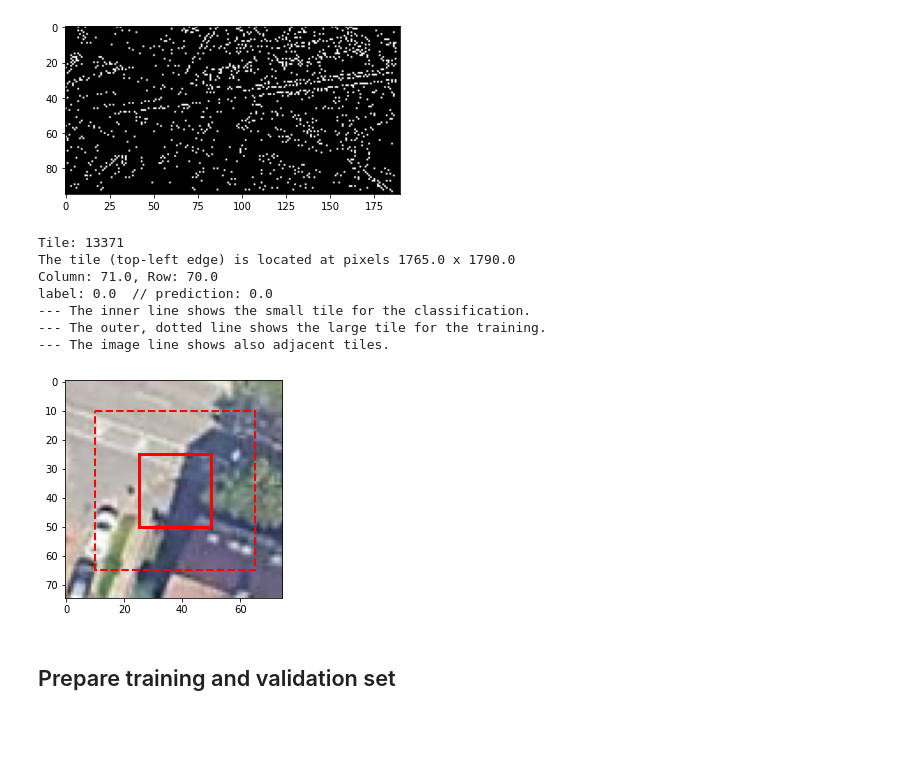
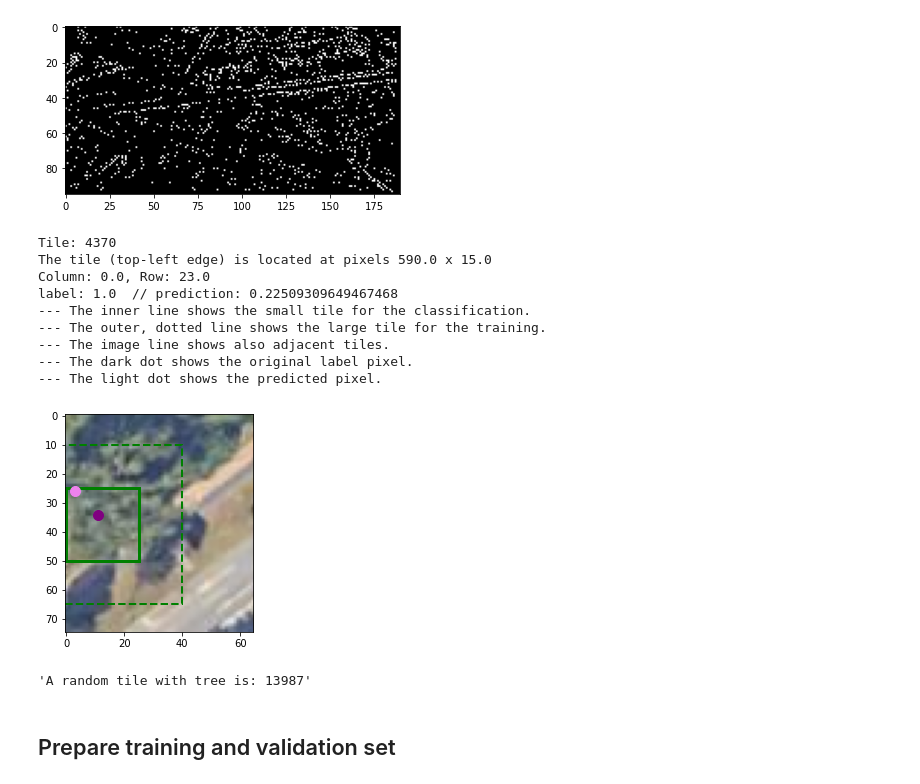
Before and after one commit to LuiseStrathe/urbaneagle_visionai, a Jupyter notebook: notebooks/Base_Model_06.ipynb, the cells around one changed output. Cells and saved outputs as stored; diff of their text form; code cells hidden in the pictures; blank space fills up the shorter version.

Commit message:
Base_6 visualizations added

```diff
--- a/notebooks/Base_Model_06.ipynb
+++ b/notebooks/Base_Model_06.ipynb
@@ -278,7 +254,7 @@ The shape of the tiled picture is (95, 190)
 [figure]
 # %%
 # show image frame around target tile
-def show_target_tile(target=None, image=image, tile_info=tile_info, tile_size=tile_size, border=border):
+def show_target_tile(target=None, image=image, tile_info=tile_info, tile_size=tile_size, border=border, pred_pos_tiles=pred_pos_tiles, pos_list=pos_list):
 
     # choose target tile
     example = random.randint(0, len(tile_info)-1)
@@ -311,39 +287,57 @@ def show_target_tile(target=None, image=image, tile_info=tile_info, tile_size=ti
     print(f"Column: {tile_info[target,1]}, Row: {tile_info[target,0]}")
     print(f"label: {tile_info[target,2]}  // prediction: {tile_info[target,3]}")
 
     # show image and frame around target tile
     image_partial = image[v_min:v_max, h_min:h_max, :]
+
     if tile_info[target,2] == 1: color = "green"
     else : color = "red"
+
     rect = patches.Rectangle(
         (h_frame, v_frame), tile_size, tile_size,
         linewidth=3, edgecolor=color, facecolor='none')
     rect_border = patches.Rectangle(
         (h_frame-border, v_frame-border),
         tile_size + 2 * border, tile_size + 2 * border,
         linewidth=2, edgecolor=color, facecolor='none', linestyle='dashed')
 
+    # show labeled and predicted pixel
+    if tile_info[target,2] == 1:
+        num_pixel = np.where(pos_list == target)
+        plt.plot(h_frame + tile_info[target,6], v_frame + tile_info[target,7], marker='o', color="violet", markersize=10)
+        plt.plot(h_frame + pred_pos_tiles[num_pixel,0] - border,
+                 v_frame + pred_pos_tiles[num_pixel,1] - border,
+                 marker='o', color="purple", markersize=10)
+
     plt.imshow(image_partial)
     ax = plt.gca()
     ax.add_patch(rect)
     ax.add_patch(rect_border)
     print("--- The inner line shows the small tile for the classification.")
     print("--- The outer, dotted line shows the large tile for the training.")
     print("--- The image line shows also adjacent tiles.")
+    print("--- The dark dot shows the original label pixel.")
+    print("--- The light dot shows the predicted pixel.")
     plt.show()
     plt.close()
     pass
 
-show_target_tile()
+show_target_tile(target=rand_pos)
+
+rand_pos = pos_list[np.random.randint(0, len(pos_list))]
+(f"A random tile with tree is: {rand_pos}")
 # %% [output]
-Tile: 13371
-The tile (top-left edge) is located at pixels 1765.0 x 1790.0
-Column: 71.0, Row: 70.0
-label: 0.0  // prediction: 0.0
+Tile: 4370
+The tile (top-left edge) is located at pixels 590.0 x 15.0
+Column: 0.0, Row: 23.0
+label: 1.0  // prediction: 0.22509309649467468
 --- The inner line shows the small tile for the classification.
 --- The outer, dotted line shows the large tile for the training.
 --- The image line shows also adjacent tiles.
+--- The dark dot shows the original label pixel.
+--- The light dot shows the predicted pixel.
-[figure, old version]
+[figure, new version]
+'A random tile with tree is: 13987'
 # %% [markdown]
 ## Prepare training and validation set
 # %%
```
Also changed, not shown: parts of 22 cells of this notebook, 4 other files.
